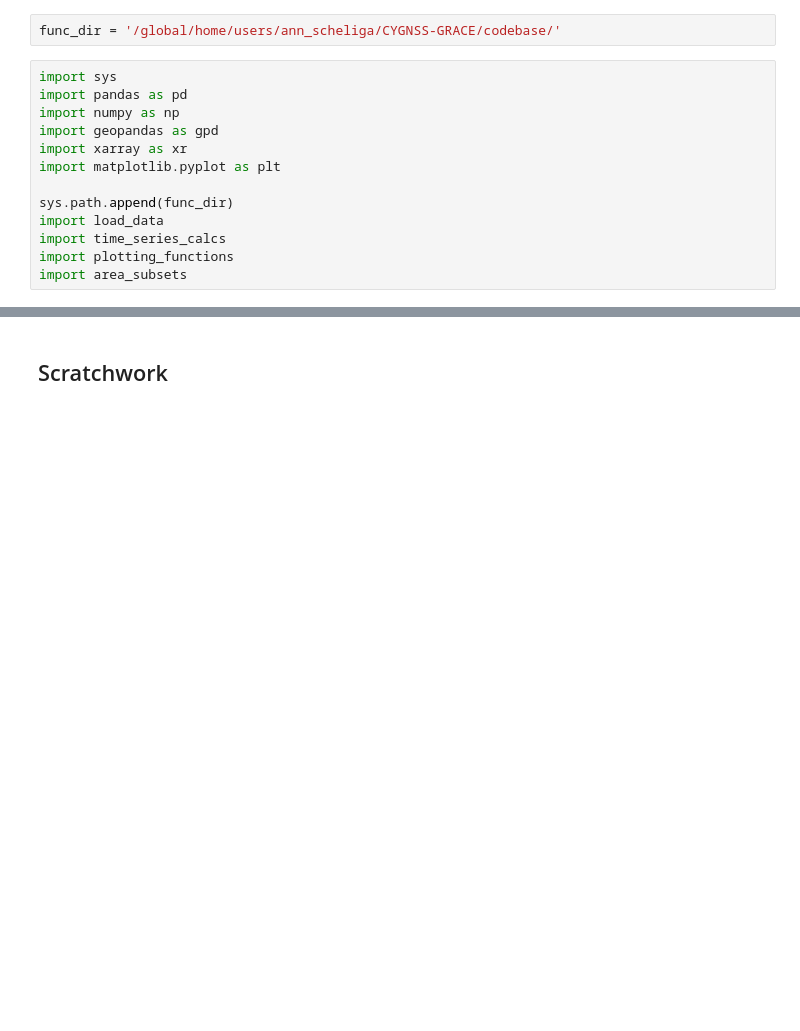
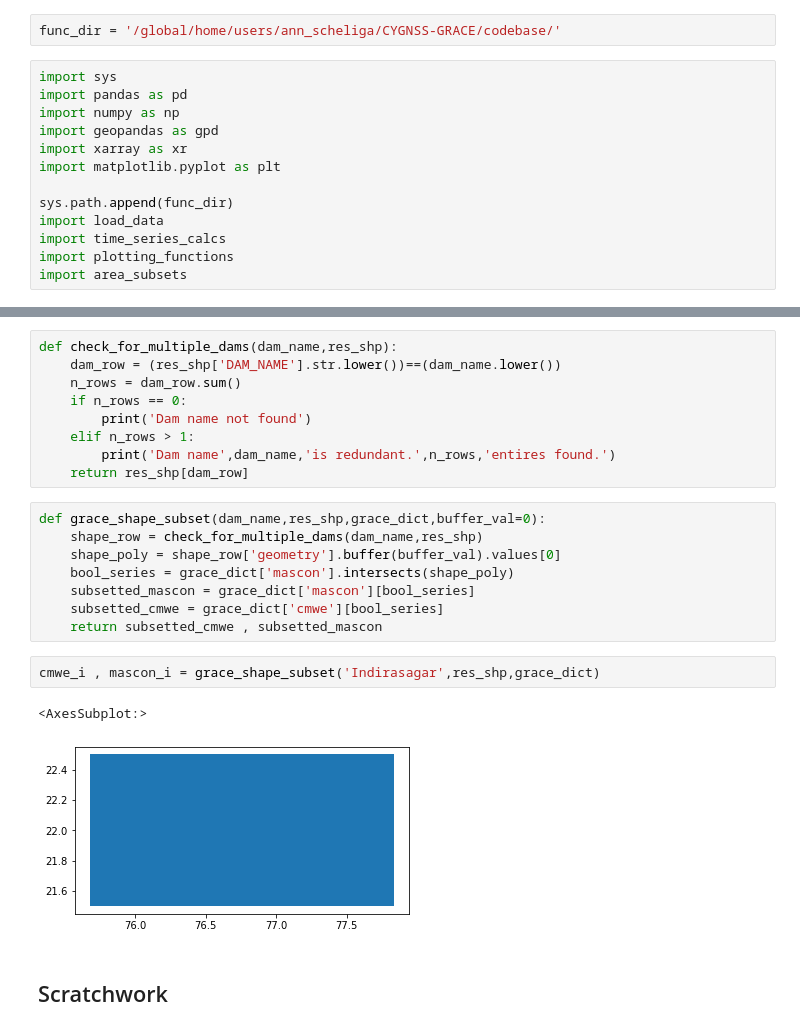
Before and after one commit to ascheliga/CYGNSS-GRACE, a Jupyter notebook: notebooks/res_spatial_plots.ipynb, the cells around one changed output, grey strips where cells are left out. Cells and saved outputs as stored; diff of their text form; blank space fills up the shorter version.

```diff
--- a/notebooks/res_spatial_plots.ipynb
+++ b/notebooks/res_spatial_plots.ipynb
@@ -29,3 +46,25 @@ precip = load_data.load_IMERG()
+# %%
+def check_for_multiple_dams(dam_name,res_shp):
+    dam_row = (res_shp['DAM_NAME'].str.lower())==(dam_name.lower())
+    n_rows = dam_row.sum()
+    if n_rows == 0:
+        print('Dam name not found')
+    elif n_rows > 1:
+        print('Dam name',dam_name,'is redundant.',n_rows,'entires found.')
+    return res_shp[dam_row]
+# %%
+def grace_shape_subset(dam_name,res_shp,grace_dict,buffer_val=0):
+    shape_row = check_for_multiple_dams(dam_name,res_shp)
+    shape_poly = shape_row['geometry'].buffer(buffer_val).values[0]
+    bool_series = grace_dict['mascon'].intersects(shape_poly)
+    subsetted_mascon = grace_dict['mascon'][bool_series]
+    subsetted_cmwe = grace_dict['cmwe'][bool_series]
+    return subsetted_cmwe , subsetted_mascon
+# %%
+cmwe_i , mascon_i = grace_shape_subset('Indirasagar',res_shp,grace_dict)
+# %% [output]
+<AxesSubplot:>
+[figure, added]
 # %% [markdown]
 ## Scratchwork
 # %%
```
Also changed, not shown: parts of 12 cells of this notebook, 1 other file.
